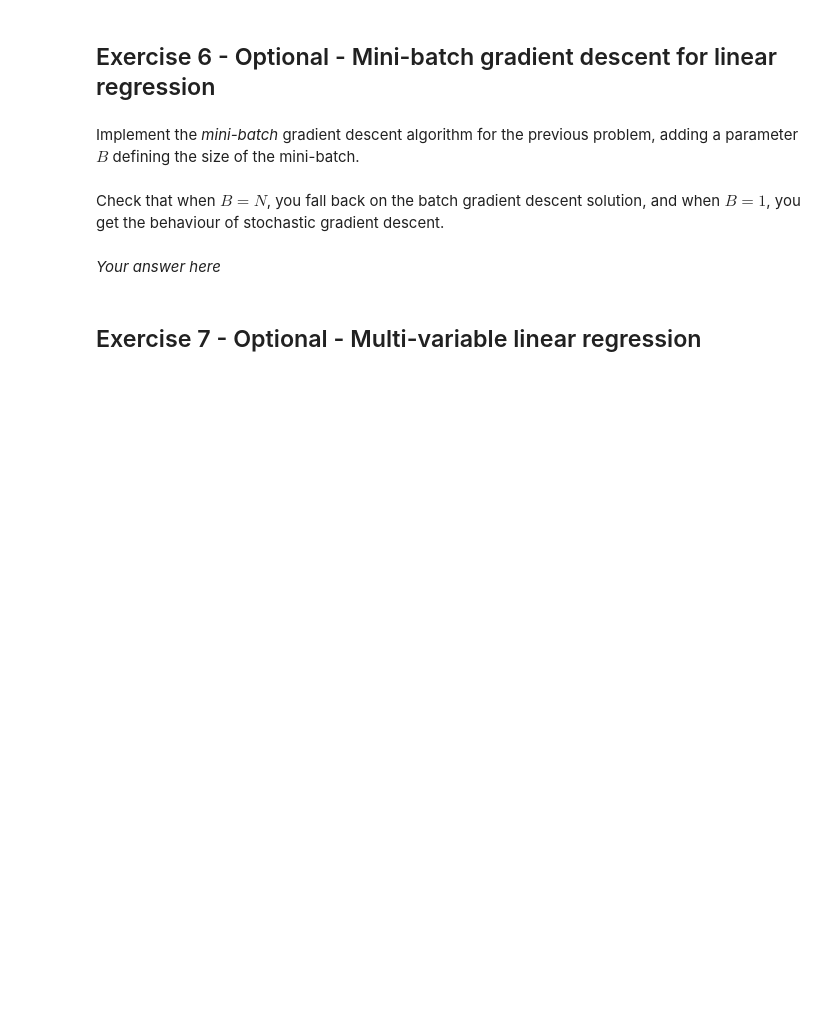
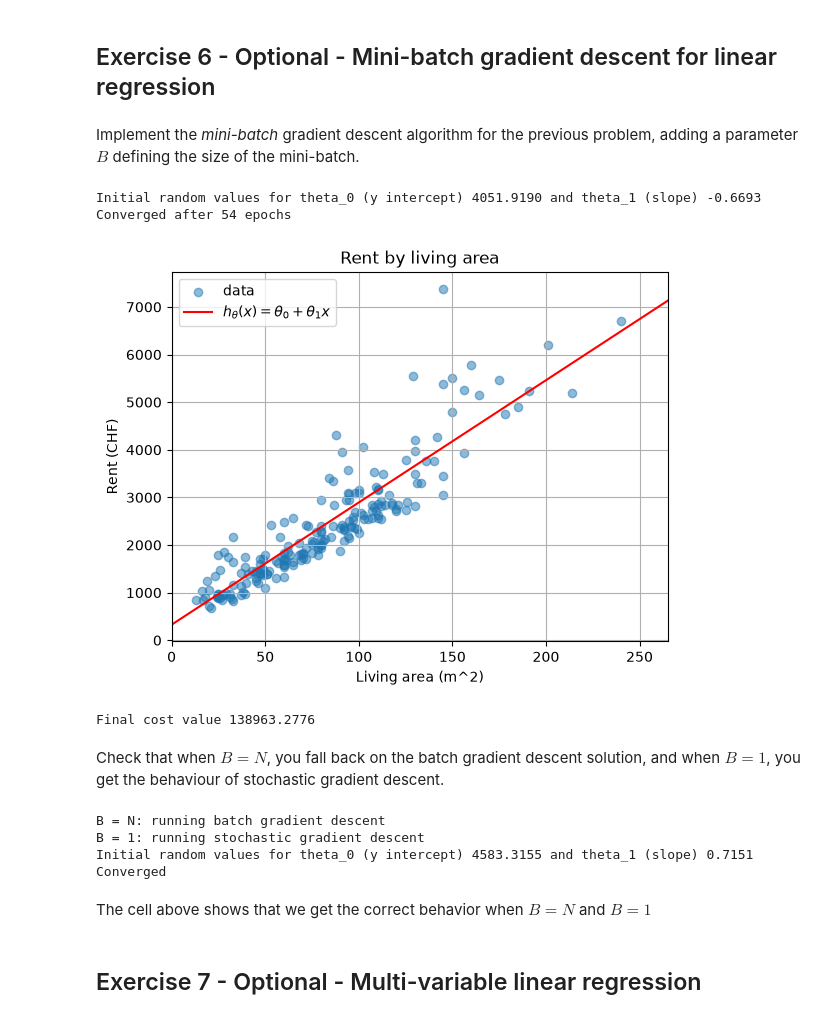
Before and after one commit to NoeBerdoz/FTP_MachLe, a Jupyter notebook: PW5/pw_resources/pw5-linear-regression-stud.ipynb, the cells around one changed output. Drawn from its saved outputs; the diff is of its cells as text; code cells hidden in the pictures; blank space fills up the shorter version.

```diff
--- a/PW5/pw_resources/pw5-linear-regression-stud.ipynb
+++ b/PW5/pw_resources/pw5-linear-regression-stud.ipynb
@@ -688,0 +922,13 @@ Implement the _mini-batch_ gradient descent algorithm for the previous problem,
+# %%
+history, intercept, slope = mini_batch_gradient_descent(X, y, 32)
+# %% [output]
+Initial random values for theta_0 (y intercept) 4051.9190 and theta_1 (slope) -0.6693
+Converged after 54 epochs
+# %%
+line_on_scatter(X, y, intercept, slope)
+# %% [output]
+[figure, added]
+# %%
+print(f'Final cost value {np.mean((intercept + slope * X - y) ** 2) / 2:.4f}')
+# %% [output]
+Final cost value 138963.2776
@@ -690,8 +938,15 @@ Implement the _mini-batch_ gradient descent algorithm for the previous problem,
 Check that when $B = N$, you fall back on the batch gradient descent solution, and when $B = 1$, you get the behaviour of stochastic gradient descent.
 # %%
 # Your code here
+_, _, _ = mini_batch_gradient_descent(X, y, len(X))
+_, _, _ = mini_batch_gradient_descent(X, y, 1)
+# %% [output]
+B = N: running batch gradient descent
+B = 1: running stochastic gradient descent
+Initial random values for theta_0 (y intercept) 4583.3155 and theta_1 (slope) 0.7151
+Converged
 # %% [markdown]
-_Your answer here_
+The cell above shows that we get the correct behavior when $B=N$ and $B=1$
 # %% [markdown]
 ## Exercise 7 - Optional - Multi-variable linear regression
 # %% [markdown]
```
Also changed, not shown: parts of 26 cells of this notebook.
